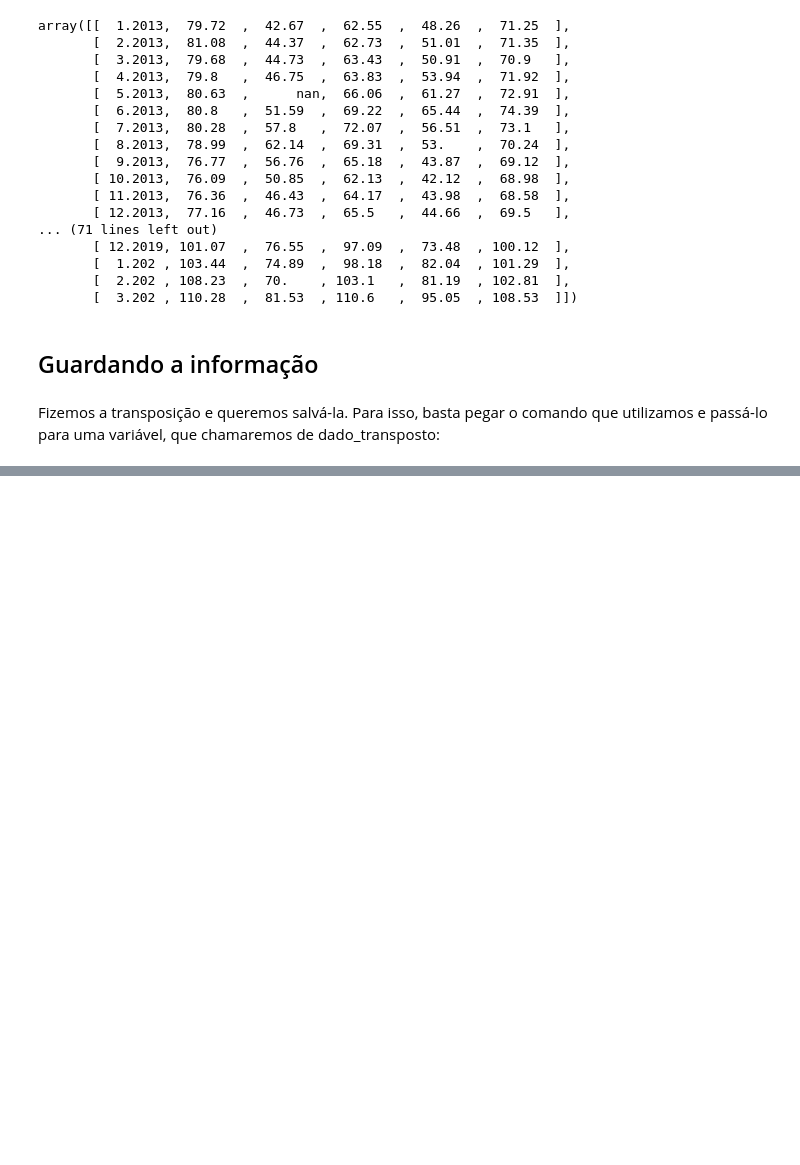
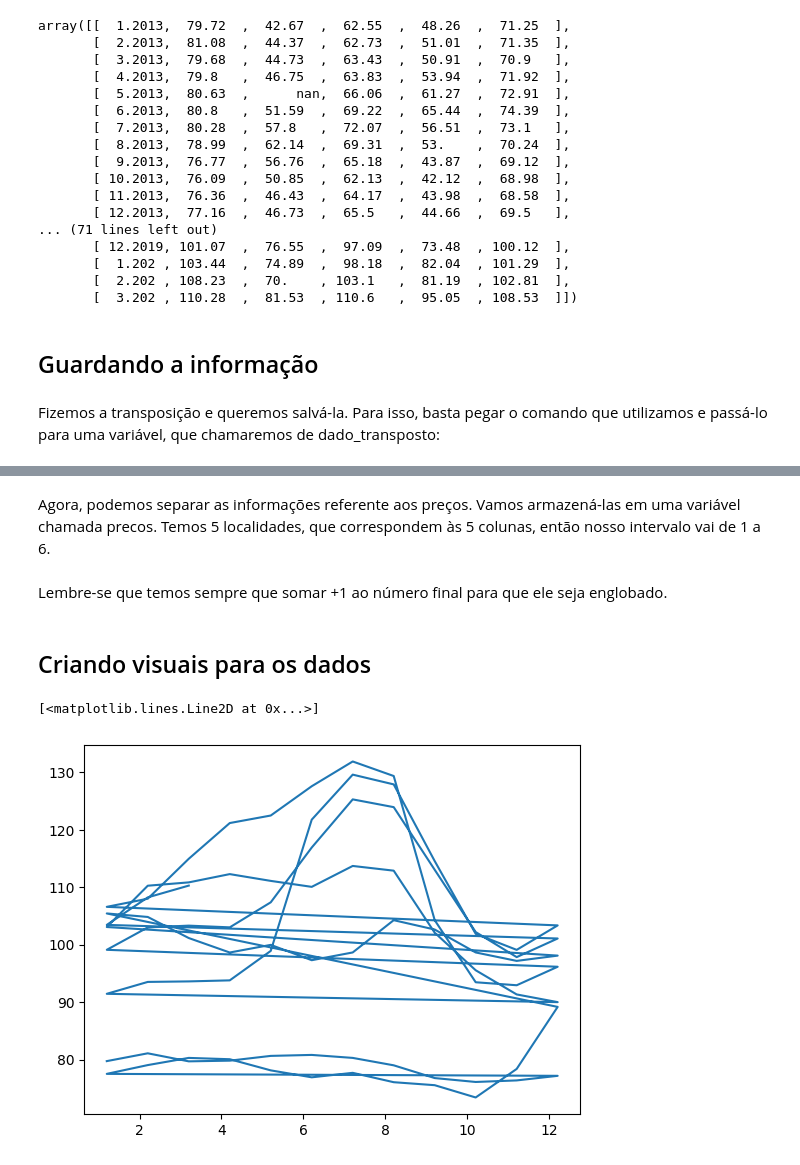
Before and after one commit to orlandojsjunior/Python_para_Data_Science-NumPy, a Jupyter notebook: Numpy.ipynb, the cells around one changed output, grey strips where cells are left out. Saved outputs shown, nothing was run; the diff lists cells and outputs as text; code cells hidden in the pictures; blank space fills up the shorter version.

Commit message:
Aula 2 - Atividade 02  - Visualização e seleção

```diff
--- a/Numpy.ipynb
+++ b/Numpy.ipynb
@@ -106,0 +115,10 @@ dados_transposto = dado.T
+# %%
+datas = dados_transposto[:,0]
+# %% [markdown]
+Agora, podemos separar as informações referente aos preços. Vamos armazená-las em uma variável chamada precos. Temos 5 localidades, que correspondem às 5 colunas, então nosso intervalo vai de 1 a 6.
+# %% [markdown]
+Lembre-se que temos sempre que somar +1 ao número final para que ele seja englobado.
+# %%
+precos = dados_transposto[:,1:6]
+# %% [markdown]
+## Criando visuais para os dados
@@ -106,0 +127,5 @@ dados_transposto = dado.T
+# %%
+plt.plot(datas,precos[:,0])
+# %% [output]
+[<matplotlib.lines.Line2D at 0x...>]
+[figure, added]
```
Also changed, not shown: parts of 10 cells of this notebook.
